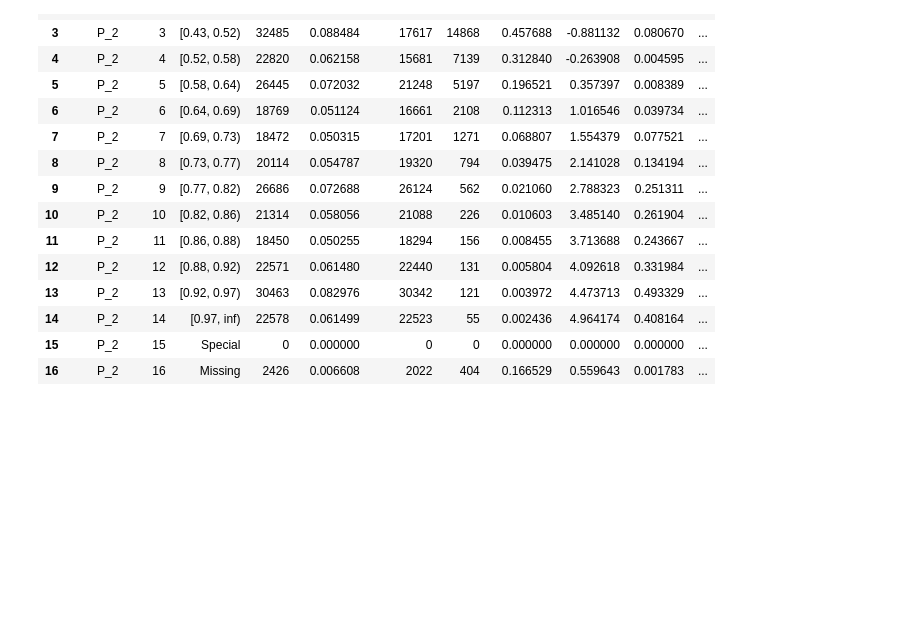
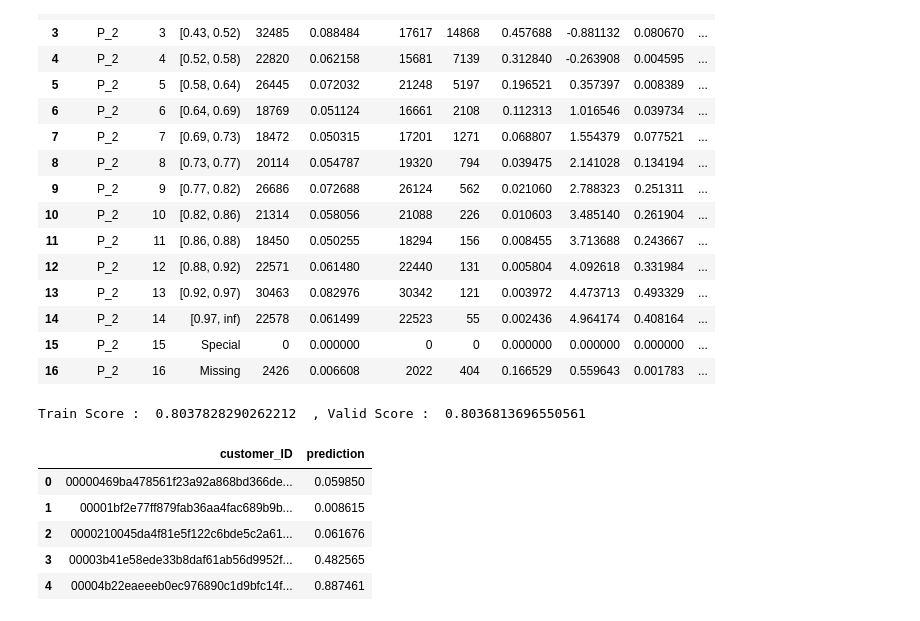
Before and after one commit to chaitsugale/AMEX-Default-PREDICTION, a Jupyter notebook: amex-default-prediction.ipynb, the cells around one changed output. Drawn from its saved outputs; the diff is of its cells as text; code cells hidden in the pictures; blank space fills up the shorter version.

Commit message:
Kaggle Notebook | Amex Default Prediction | Version 10

```diff
--- a/amex-default-prediction.ipynb
+++ b/amex-default-prediction.ipynb
@@ -484,8 +484,8 @@ train_cols = [col for col in amex_train.columns if col in amex_sel_feature]
 X_train = train_data[train_cols].copy()
 y_train = train_data[target_col].copy()
 
-X_test = valid_data[train_cols].copy()
-y_test = valid_data[target_col].copy()
+X_valid = valid_data[train_cols].copy()
+y_valid = valid_data[target_col].copy()
 
 X_test = amex_test[train_cols].copy()
 # %%
@@ -550,0 +614,19 @@ amex_score.query("Variable == 'P_2'")
+# %%
+print("Train Score : ",train_score," , Valid Score : ",valid_score)
+# %% [output]
+Train Score :  0.8037828290262212  , Valid Score :  0.8036813696550561
+# %%
+amex_test['prediction'] = amex_scorecard.predict_proba(X_test)[:,1]
+
+amex_submision = amex_test[['customer_ID','prediction']].copy()
+
+amex_submision.to_csv("submission.csv",index=False)
+# %%
+amex_submision.head()
+# %% [output]
+|  | customer_ID | prediction |
+| 0 | 00000469ba478561f23a92a868bd366de... | 0.059850 |
+| 1 | 00001bf2e77ff879fab36aa4fac689b9b... | 0.008615 |
+| 2 | 0000210045da4f81e5f122c6bde5c2a61... | 0.061676 |
+| 3 | 00003b41e58ede33b8daf61ab56d9952f... | 0.482565 |
+| 4 | 00004b22eaeeeb0ec976890c1d9bfc14f... | 0.887461 |
```
Also changed, not shown: parts of 6 cells of this notebook.
